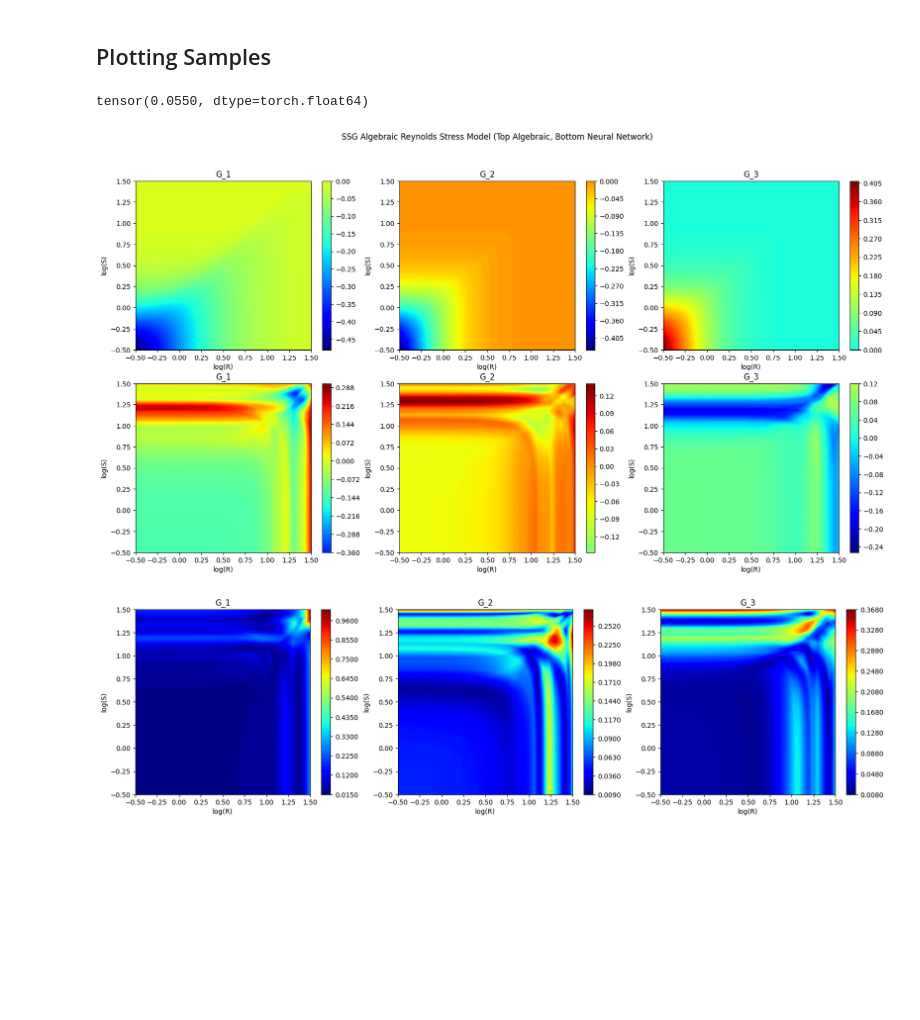
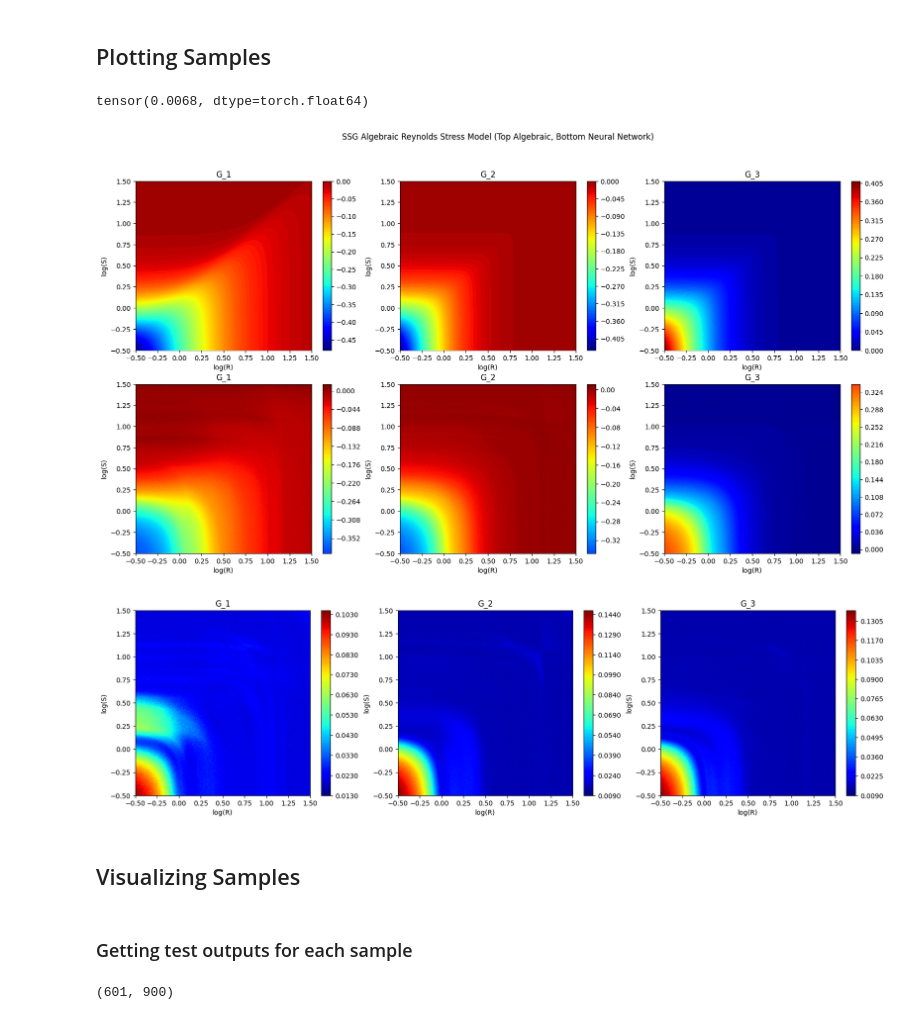
Before and after one commit to Crashprn/UncertaintyQuantification, a Jupyter notebook: Bayes_Train_MCMC_torch.ipynb, the cells around one changed output. Saved outputs shown, nothing was run; the diff lists cells and outputs as text; code cells hidden in the pictures; blank space fills up the shorter version.

Commit message:
Dropout and MCMC Visualization

```diff
--- a/Bayes_Train_MCMC_torch.ipynb
+++ b/Bayes_Train_MCMC_torch.ipynb
@@ -108,8 +108,8 @@ model = TurbulenceNetworkBayesian(**model_params)
 tree_depth = 15
 
 sampler_params = {
-    "warmup_steps": 20,
-    "num_samples": 50,
+    "warmup_steps": 100,
+    "num_samples": 200,
     "num_chains": 3
 }
 
@@ -162,7 +132,7 @@ save_name = f"MCMC_model_{sampler_params['num_samples']}_{sampler_params['warmup
 model = TurbulenceNetworkBayesian(**model_params)
 kernel = NUTS(model, max_tree_depth=tree_depth)
 
-mcmc_test = load_MCMC_model("./Model_Checkpoints", save_name, kernel, sampler_params)
+mcmc_test = load_MCMC_model("./Model_Checkpoints/NUTS", save_name, kernel, sampler_params)
 
 samples = mcmc_test.get_samples()
 
@@ -181,34 +151,49 @@ dim = 700
 x_grid, y_grid = np.meshgrid(np.linspace(*log, dim),np.linspace(*log, dim))
 eta1 = (10**x_grid.flatten())**2
 eta2 = (10**y_grid.flatten())**2
 
 gen = TurbulenceClosureDataGenerator(model="SSG", type='torch')
 etas, G_s = gen(eta1, eta2)
 target = G_s
 
 model.data_size = etas.shape[0]
 etas = x_scaler.transform(etas)
 
-predictive = Predictive(model, posterior_samples=mcmc_test.get_samples(), return_sites=("obs",))
+predictive = Predictive(model, posterior_samples=mcmc_test.get_samples(100), return_sites=("obs",))
 
 pred = predictive(torch.tensor(etas, dtype=torch.float32).to(device))['obs']
 
 for i in range(pred.shape[0]):
     pred[i] = torch.tensor(y_scaler.inverse_transform(pred[i].cpu().detach().numpy())).to(device)
 
 pred_mean = torch.mean(pred, axis=0).detach().cpu().numpy()
 pred_std = torch.std(pred, axis=0).detach().cpu().numpy()
 
 del pred
 del predictive
 torch.cuda.empty_cache()
 
 print(torch.mean(torch.abs(torch.tensor(target) - pred_mean)))
 
 plot_heat_map_compare(x_grid, y_grid, target.T.reshape(3, dim, dim), pred_mean.T.reshape(3, dim, dim))
 
 plot_heat_map_3D(x_grid, y_grid, pred_std.T.reshape(3, dim, dim))
 # %% [output]
-tensor(0.0550, dtype=torch.float64)
+tensor(0.0068, dtype=torch.float64)
-[figure, old version]
+[figure, new version]
-[figure, old version]
+[figure, new version]
+# %% [markdown]
+## Visualizing Samples
+# %% [markdown]
+### Getting test outputs for each sample
+# %%
+predictive = Predictive(model, posterior_samples=mcmc_test.get_samples(), return_sites=("obs",))
+
+test_preds = predictive(x_test)['obs'].cpu().detach().numpy()
+test_preds = test_preds.reshape(test_preds.shape[0], -1)
+
+test_outputs = np.concatenate([test_preds, y_test.cpu().detach().flatten().unsqueeze(0).numpy()], axis=0)
+
+print(test_outputs.shape)
+# %% [output]
+(601, 900)
```
Also changed, not shown: parts of 5 cells of this notebook, 3 other files.
